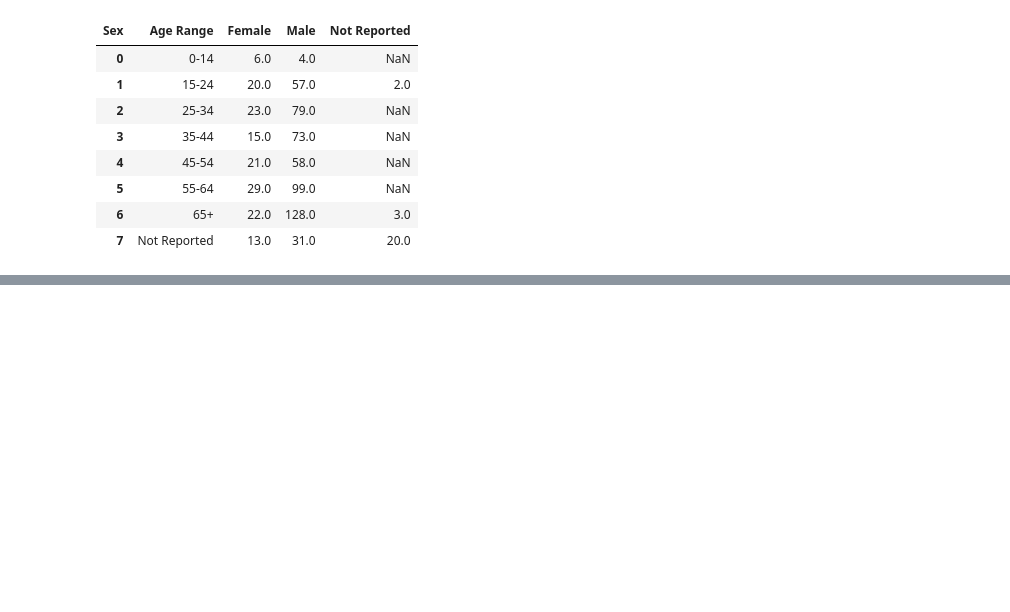
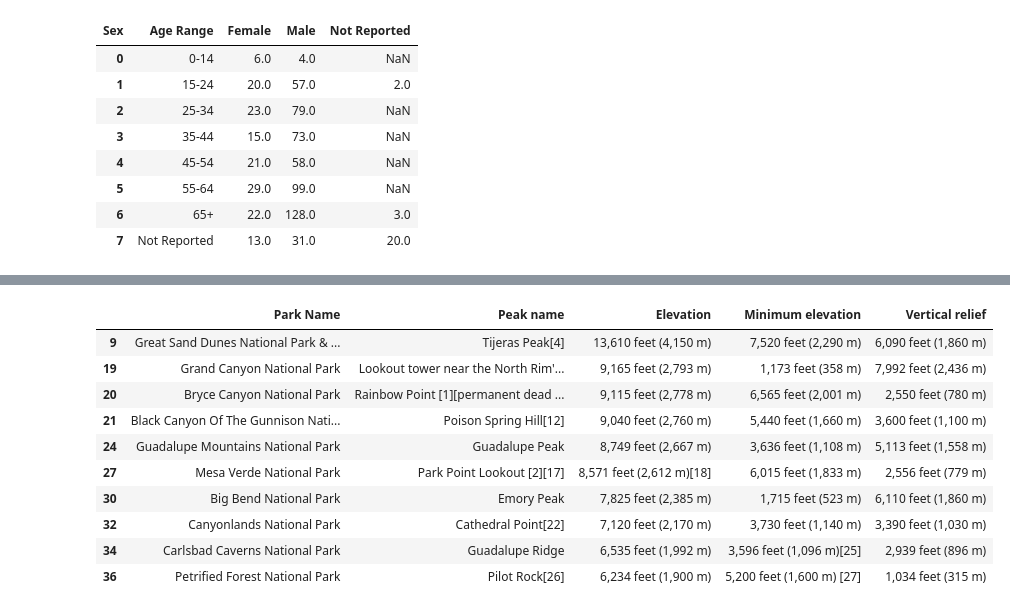
Before and after one commit to GGRAN24/Capstone_NParks, a Jupyter notebook: Capstone(a).ipynb, the cells around one changed output, grey strips where cells are left out. Cells and saved outputs as stored; diff of their text form; code cells hidden in the pictures; blank space fills up the shorter version.

```diff
--- a/Capstone(a).ipynb
+++ b/Capstone(a).ipynb
@@ -1582,0 +1653,4 @@ Wednesday am: finish data
+# %%
+elevation_df['Park Name']=elevation_df['Park Name'].str.replace('Grand Canyon','Grand Canyon National Park')
+# %%
+elevation_df['Park Name']=elevation_df['Park Name'].str.replace('Great Sand Dunes','Great Sand Dunes National Park & Preserve')
@@ -1582,0 +1663,14 @@ Wednesday am: finish data
+# %%
+elevation_df.head(20)
+# %% [output]
+|  | Park Name | Peak name | Elevation | Minimum elevation | Vertical relief |
+| 9 | Great Sand Dunes National Park & ... | Tijeras Peak[4] | 13,610 feet (4,150 m) | 7,520 feet (2,290 m) | 6,090 feet (1,860 m) |
+| 19 | Grand Canyon National Park | Lookout tower near the North Rim'... | 9,165 feet (2,793 m) | 1,173 feet (358 m) | 7,992 feet (2,436 m) |
+| 20 | Bryce Canyon National Park | Rainbow Point [1][permanent dead ... | 9,115 feet (2,778 m) | 6,565 feet (2,001 m) | 2,550 feet (780 m) |
+| 21 | Black Canyon Of The Gunnison Nati... | Poison Spring Hill[12] | 9,040 feet (2,760 m) | 5,440 feet (1,660 m) | 3,600 feet (1,100 m) |
+| 24 | Guadalupe Mountains National Park | Guadalupe Peak | 8,749 feet (2,667 m) | 3,636 feet (1,108 m) | 5,113 feet (1,558 m) |
+| 27 | Mesa Verde National Park | Park Point Lookout [2][17] | 8,571 feet (2,612 m)[18] | 6,015 feet (1,833 m) | 2,556 feet (779 m) |
+| 30 | Big Bend National Park | Emory Peak | 7,825 feet (2,385 m) | 1,715 feet (523 m) | 6,110 feet (1,860 m) |
+| 32 | Canyonlands National Park | Cathedral Point[22] | 7,120 feet (2,170 m) | 3,730 feet (1,140 m) | 3,390 feet (1,030 m) |
+| 34 | Carlsbad Caverns National Park | Guadalupe Ridge | 6,535 feet (1,992 m) | 3,596 feet (1,096 m)[25] | 2,939 feet (896 m) |
+| 36 | Petrified Forest National Park | Pilot Rock[26] | 6,234 feet (1,900 m) | 5,200 feet (1,600 m) [27] | 1,034 feet (315 m) |
```
Also changed, not shown: parts of 25 cells of this notebook.
